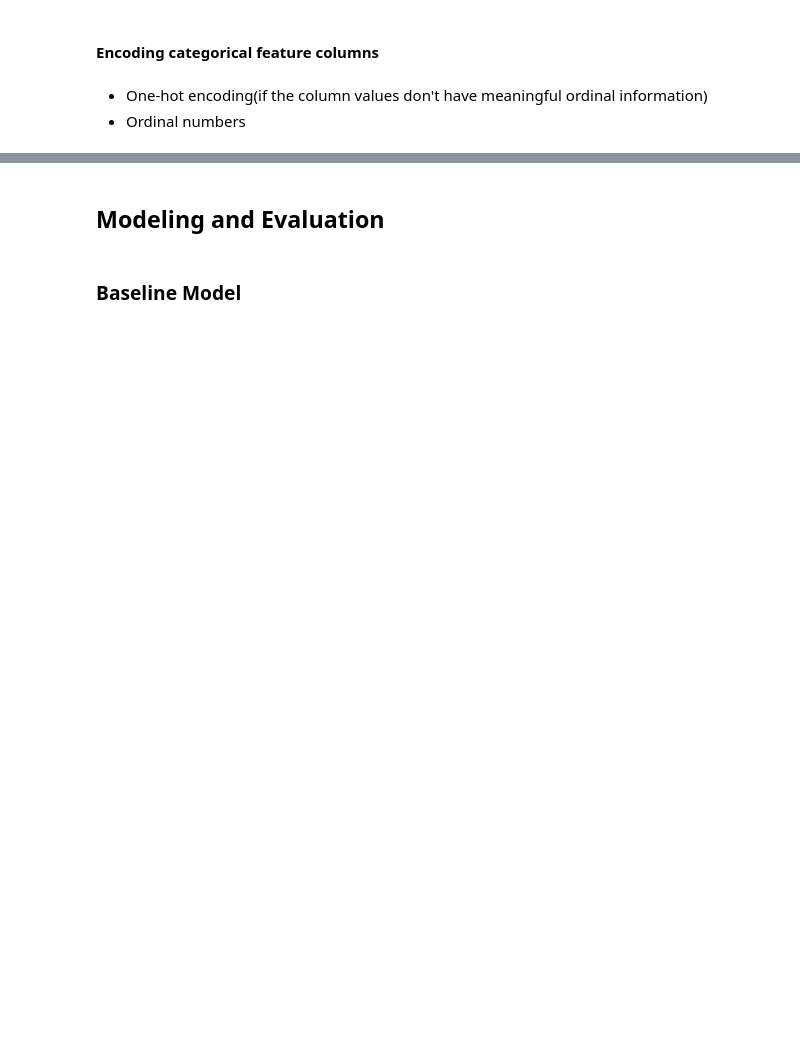
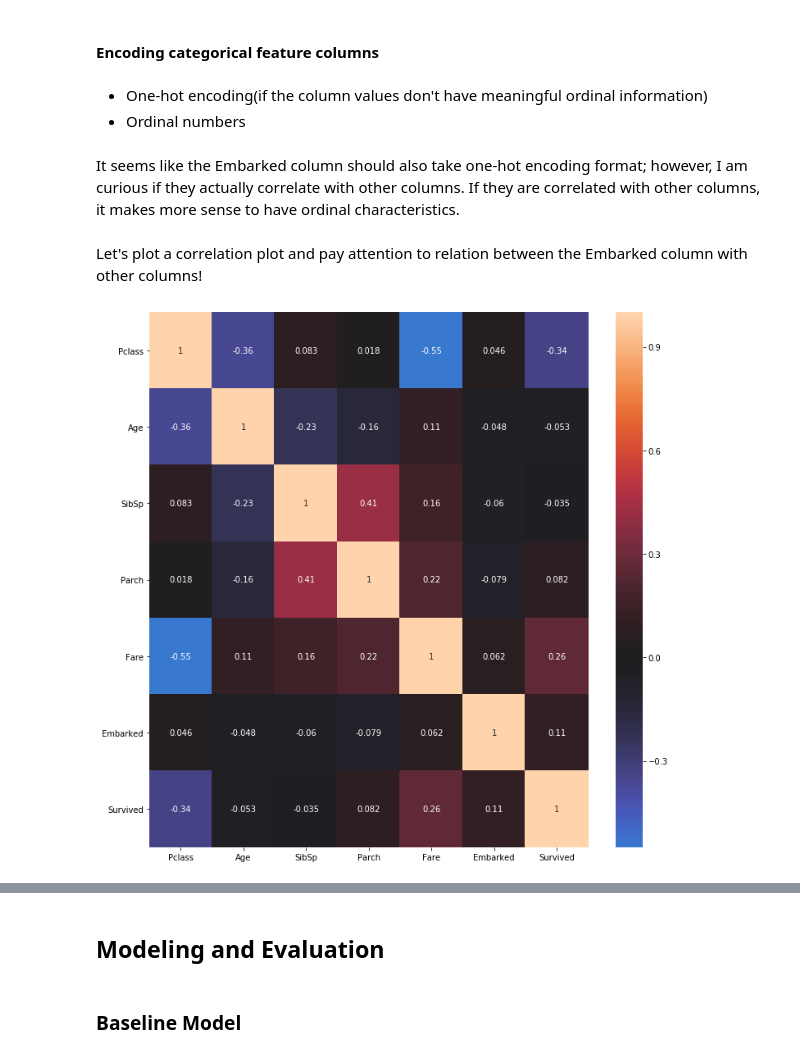
Before and after one commit to cyyeh/blog, a Jupyter notebook: _notebooks/2020-03-31-kaggle-titanic.ipynb, the cells around one changed output, grey strips where cells are left out. Drawn from its saved outputs; the diff is of its cells as text; code cells hidden in the pictures; blank space fills up the shorter version.

```diff
--- a/_notebooks/2020-03-31-kaggle-titanic.ipynb
+++ b/_notebooks/2020-03-31-kaggle-titanic.ipynb
@@ -452,0 +531,20 @@ new testing data
+# %%
+#collapse-hide
+label = ['Survived']
+features = ['Pclass', 'Sex', 'Age', 'SibSp', 'Parch', 'Fare', 'Embarked']
+imp = SimpleImputer(missing_values=np.nan, strategy='most_frequent')
+dtypes = train_df_.dtypes
+train_df_impute = pd.DataFrame(imp.fit_transform(train_df_[features]), columns=features)
+train_df_ = pd.concat([train_df_impute, train_df_[label]], axis=1)
+test_df_ = pd.DataFrame(imp.transform(test_df_), columns=features)
+
+for i, feature in enumerate(features):
+    train_df_[feature] = train_df_[feature].astype(dtypes[i])
+    test_df_[feature] = test_df_[feature].astype(dtypes[i])
+
+print("training data")
+train_df_.info()
+
+print()
+print("testing data")
+test_df_.info()
@@ -461,3 +579,24 @@ new testing data
 # %% [markdown]
 - One-hot encoding(if the column values don't have meaningful ordinal information)
 - Ordinal numbers
+# %% [markdown]
+It seems like the Embarked column should also take one-hot encoding format; however, I am curious if they actually correlate with other columns. If they are correlated with other columns, it makes more sense to have ordinal characteristics.
+# %%
+#collapse_hide
+embarked_mapping = {
+    'S': 1,
+    'C': 2,
+    'Q': 3
+}
+
+train_df_['Embarked'] = train_df_['Embarked'].map(embarked_mapping)
+test_df_['Embarked'] = test_df_['Embarked'].map(embarked_mapping)
+# %% [markdown]
+Let's plot a correlation plot and pay attention to relation between the Embarked column with other columns!
+# %%
+#collapse_hide
+plt.figure(figsize=(12, 12));
+ax = sns.heatmap(train_df_.corr(), annot=True, center=0);
+ax.set_yticklabels(ax.get_yticklabels(), rotation = 0);
+# %% [output]
+[figure, added]
```
Also changed, not shown: parts of 27 cells of this notebook, 8 other files.
